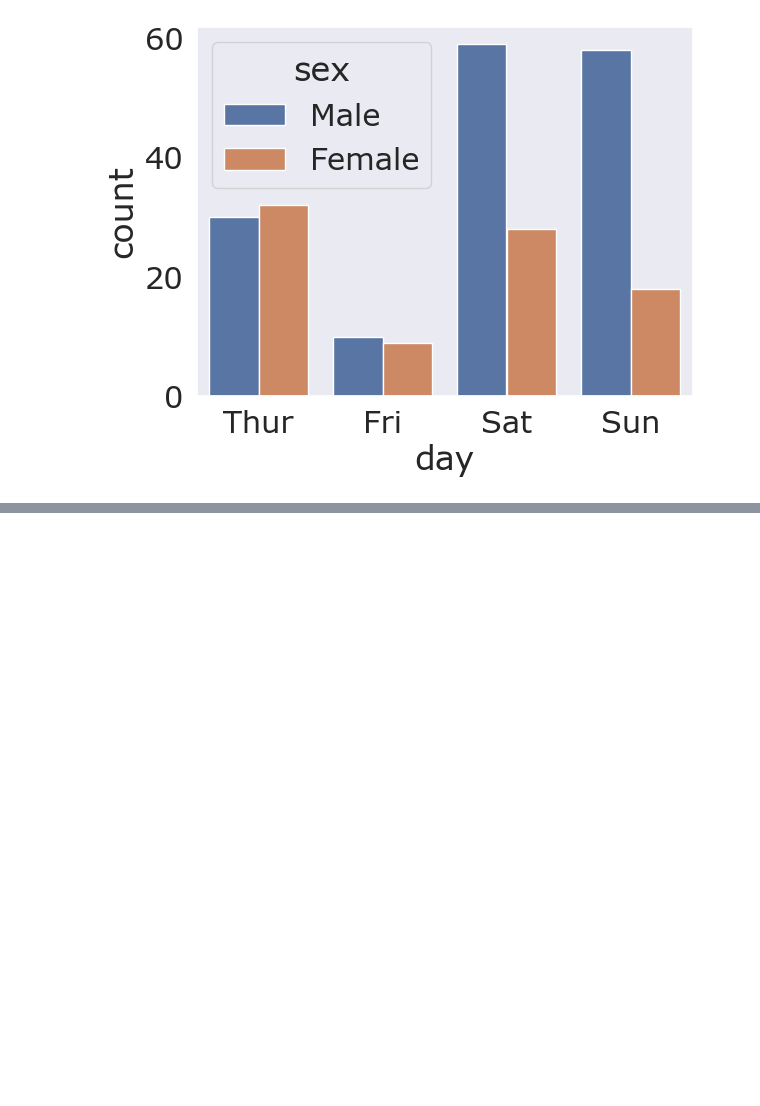
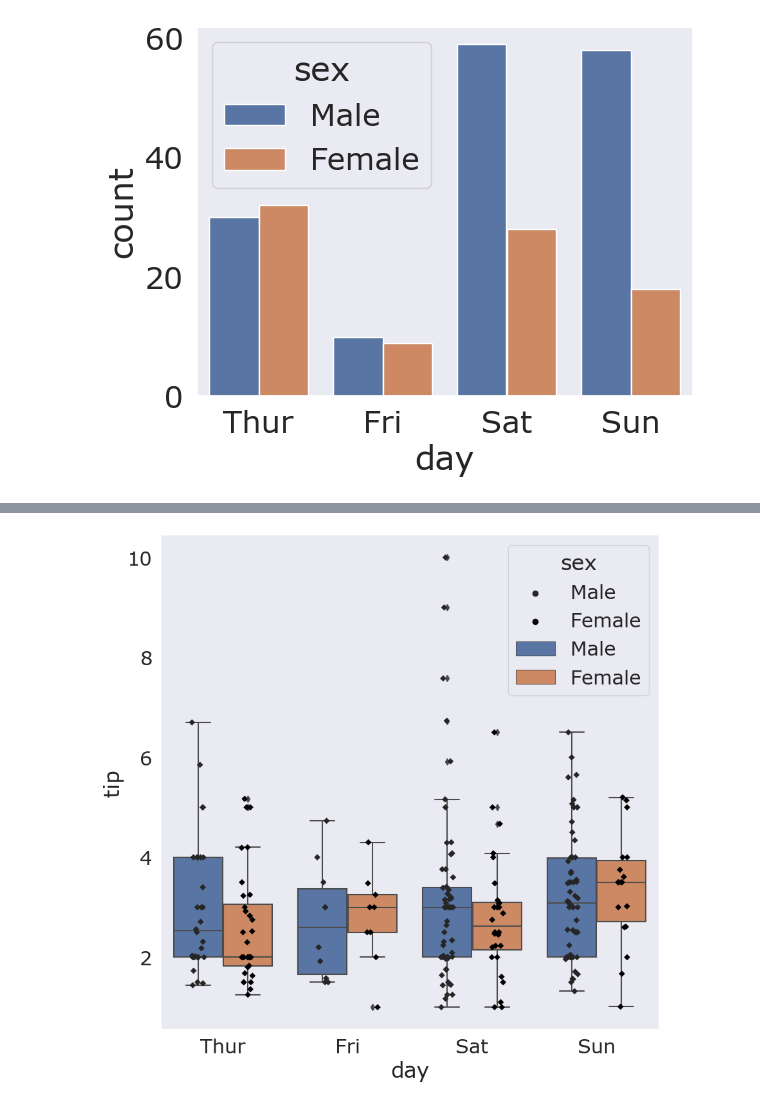
Before and after one commit to data4if/project_one, a Jupyter notebook: one/seaborn.ipynb, the cells around one changed output, grey strips where cells are left out. Saved outputs shown, nothing was run; the diff lists cells and outputs as text; code cells hidden in the pictures; blank space fills up the shorter version.

```diff
--- a/one/seaborn.ipynb
+++ b/one/seaborn.ipynb
@@ -59 +93,12 @@ sns.countplot(data=tips,x='day',hue='sex');
+# %%
+# Graficar variables categoricas
+plt.figure(figsize=(10,10));
+# Jugar con kaggle
+sns.stripplot(data=tips, x='day',y='tip', hue='sex', dodge=True, color='0', marker="D");
+sns.boxplot(data=tips, x='day',y='tip', hue='sex', dodge=True);
+#              , bw_adjust=True,)
+# plt.legend( title = 'Gender',  fontsixe=10, title_fontsize =14)
+plt.show();
+# %% [output]
+[figure, added]
 # %%
```
Also changed, not shown: parts of 7 cells of this notebook.
